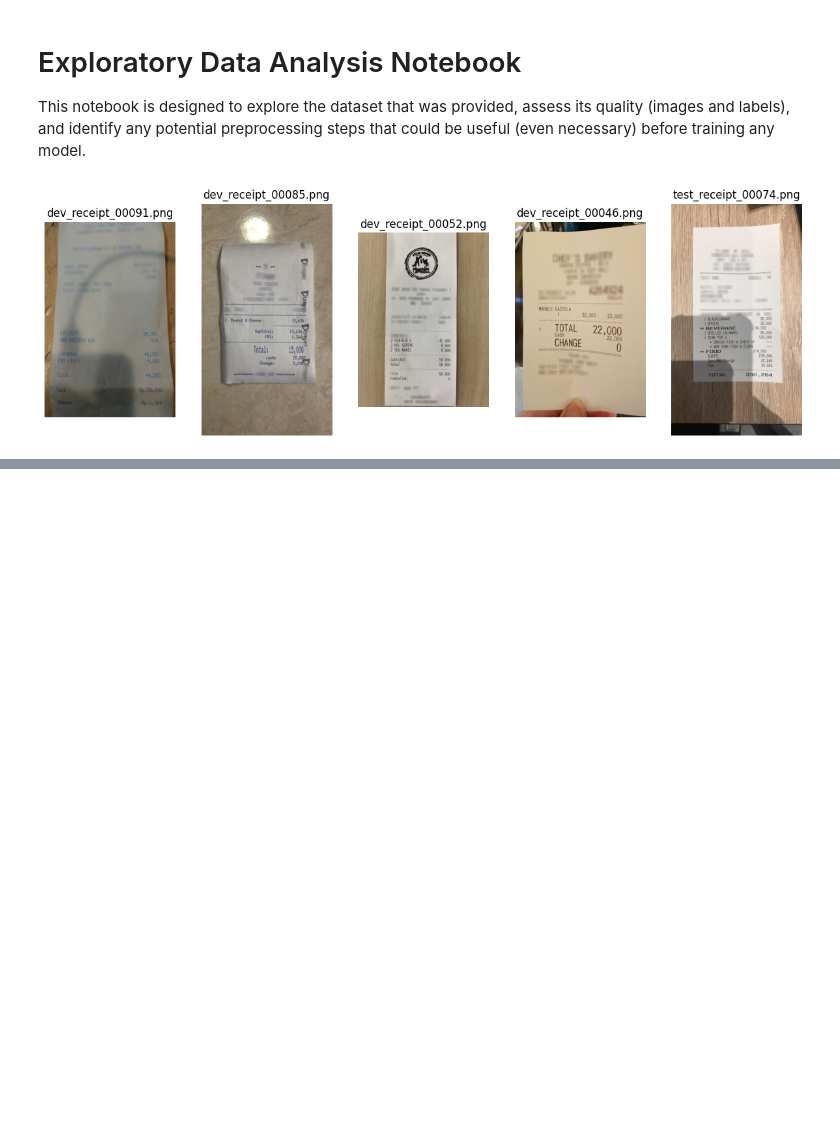
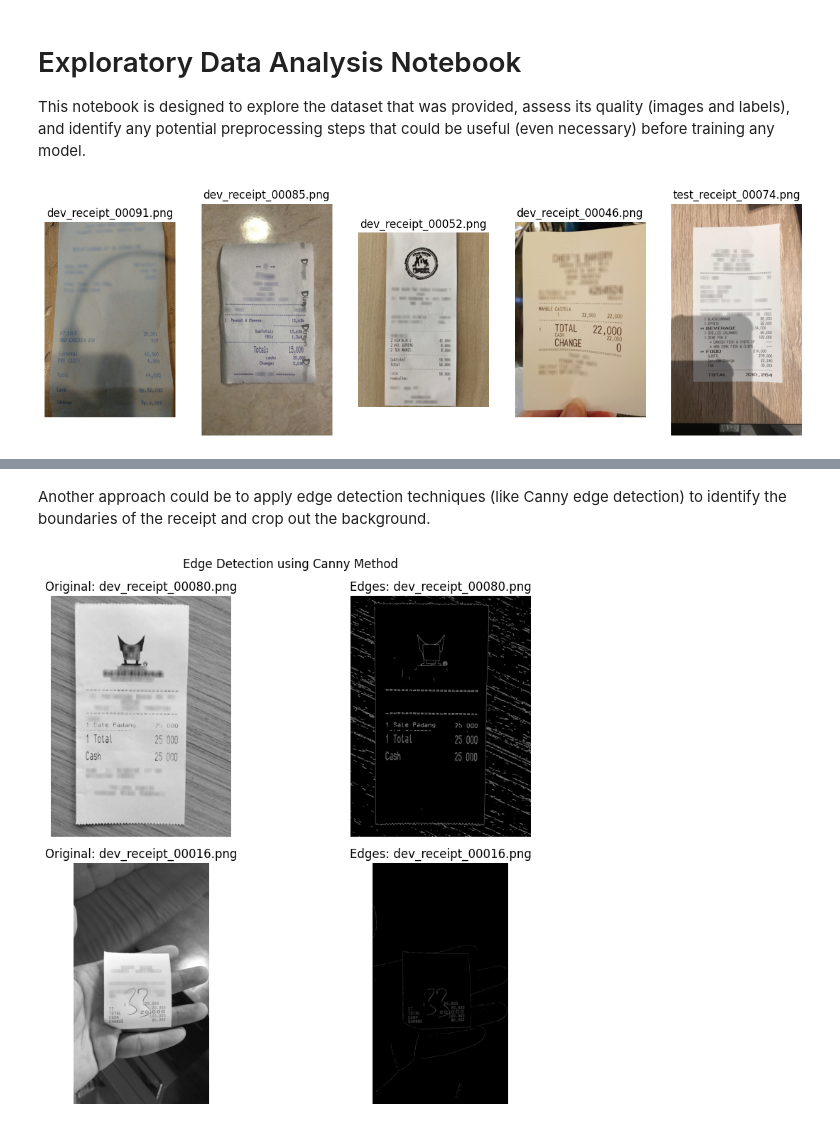
Before and after one commit to Gdeterline/Optical-Character-Recognition-for-Receipts, a Jupyter notebook: notebooks/exploratory_data_analysis.ipynb, the cells around one changed output, grey strips where cells are left out. Drawn from its saved outputs; the diff is of its cells as text; code cells hidden in the pictures; blank space fills up the shorter version.

```diff
--- a/notebooks/exploratory_data_analysis.ipynb
+++ b/notebooks/exploratory_data_analysis.ipynb
@@ -68,0 +177,28 @@ plt.show()
+# %% [markdown]
+Another approach could be to apply edge detection techniques (like Canny edge detection) to identify the boundaries of the receipt and crop out the background.
+# %%
+# Canny Edge Detection on the same sample images
+
+# Plot original and edge-detected images (side by side, each sample in a row)
+plt.figure(figsize=(10, 8))
+for i, image_file in enumerate(images_considered):
+    img = cv2.imread(os.path.join(data_dir, image_file))
+    img_grayscale = cv2.cvtColor(img, cv2.COLOR_BGR2GRAY)
+    edges = cv2.Canny(img_grayscale, 100, 200)
+
+    plt.subplot(len(images_considered), 2, 2*i + 1)
+    plt.imshow(img_grayscale, cmap='gray')
+    plt.title(f'Original: {image_file}')
+    plt.axis('off')
+
+    plt.subplot(len(images_considered), 2, 2*i + 2)
+    plt.imshow(edges, cmap='gray')
+    plt.title(f'Edges: {image_file}')
+    plt.axis('off')
+
+plt.suptitle(f'Edge Detection using Canny Method')
+plt.tight_layout()
+#plt.savefig('../reports/figures/sample_image_edge_detection_canny.png')
+plt.show()
+# %% [output]
+[figure, added]
```
Also changed, not shown: parts of 14 cells of this notebook, 3 other files.
